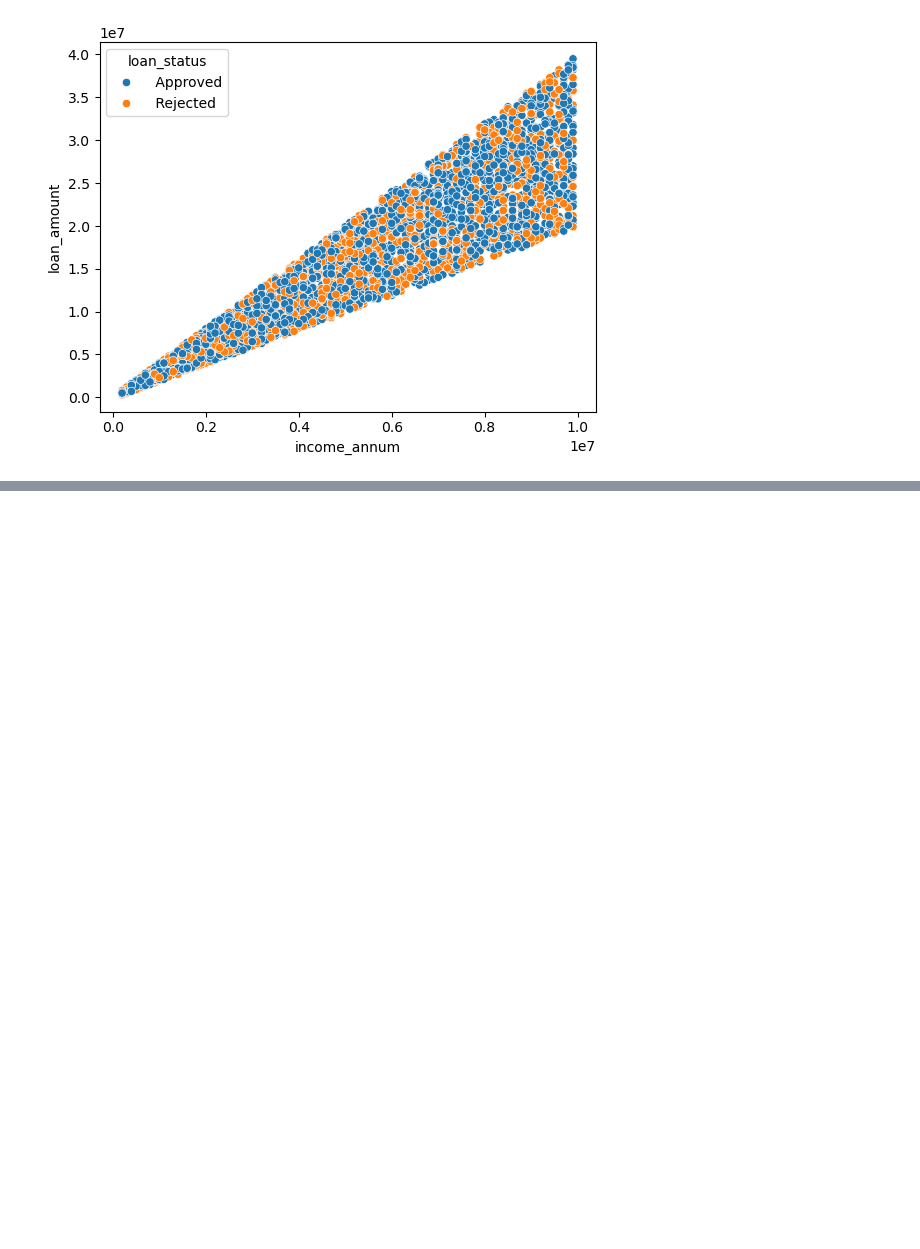
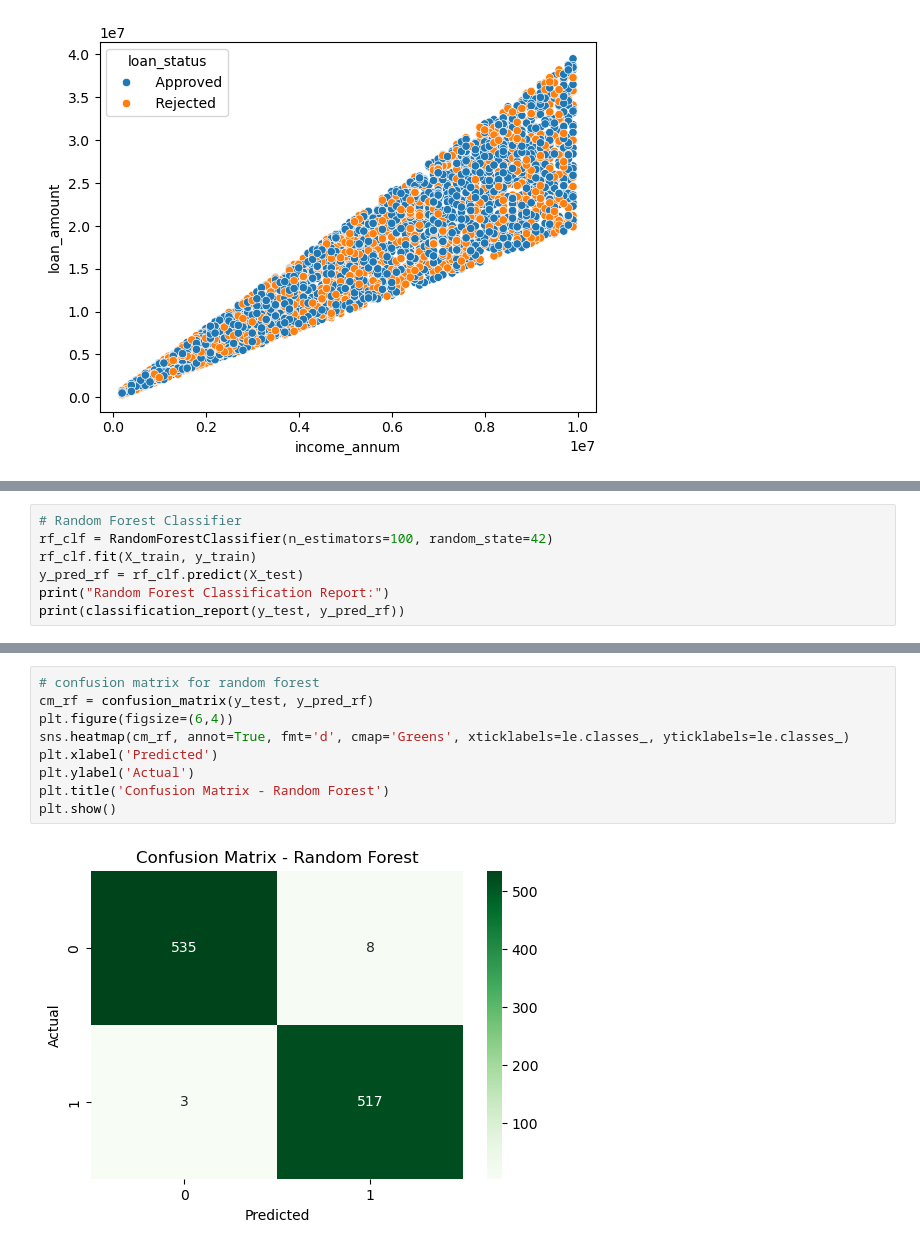
Before and after one commit to karimhassan-808/elevvo-projects, a Jupyter notebook: loan-approval-prediction/notebooks/model_analysis.ipynb, the cells around one changed output, grey strips where cells are left out. Saved outputs shown, nothing was run; the diff lists cells and outputs as text; blank space fills up the shorter version.

```diff
--- a/loan-approval-prediction/notebooks/model_analysis.ipynb
+++ b/loan-approval-prediction/notebooks/model_analysis.ipynb
@@ -152,0 +247,7 @@ plt.show()
+# %%
+# Random Forest Classifier
+rf_clf = RandomForestClassifier(n_estimators=100, random_state=42)
+rf_clf.fit(X_train, y_train)
+y_pred_rf = rf_clf.predict(X_test)
+print("Random Forest Classification Report:")
+print(classification_report(y_test, y_pred_rf))
@@ -152,0 +264,11 @@ plt.show()
+# %%
+# confusion matrix for random forest
+cm_rf = confusion_matrix(y_test, y_pred_rf)
+plt.figure(figsize=(6,4))
+sns.heatmap(cm_rf, annot=True, fmt='d', cmap='Greens', xticklabels=le.classes_, yticklabels=le.classes_)
+plt.xlabel('Predicted')
+plt.ylabel('Actual')
+plt.title('Confusion Matrix - Random Forest')
+plt.show()
+# %% [output]
+[figure, added]
```
Also changed, not shown: parts of 20 cells of this notebook.
